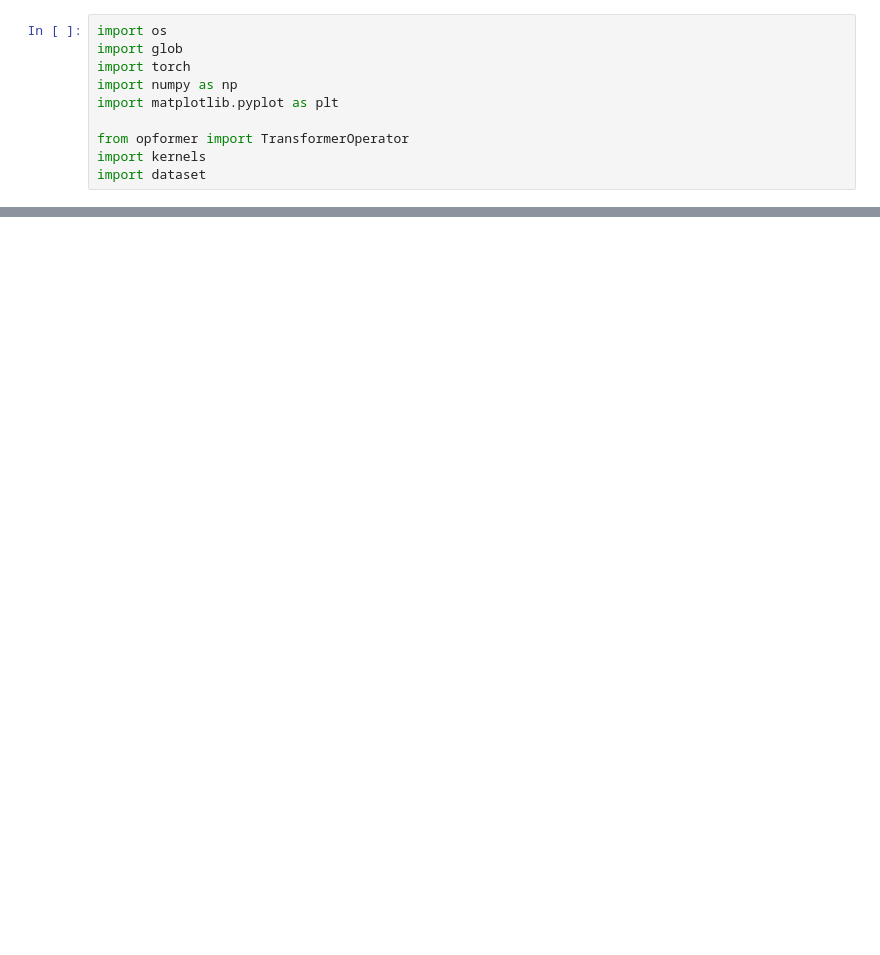
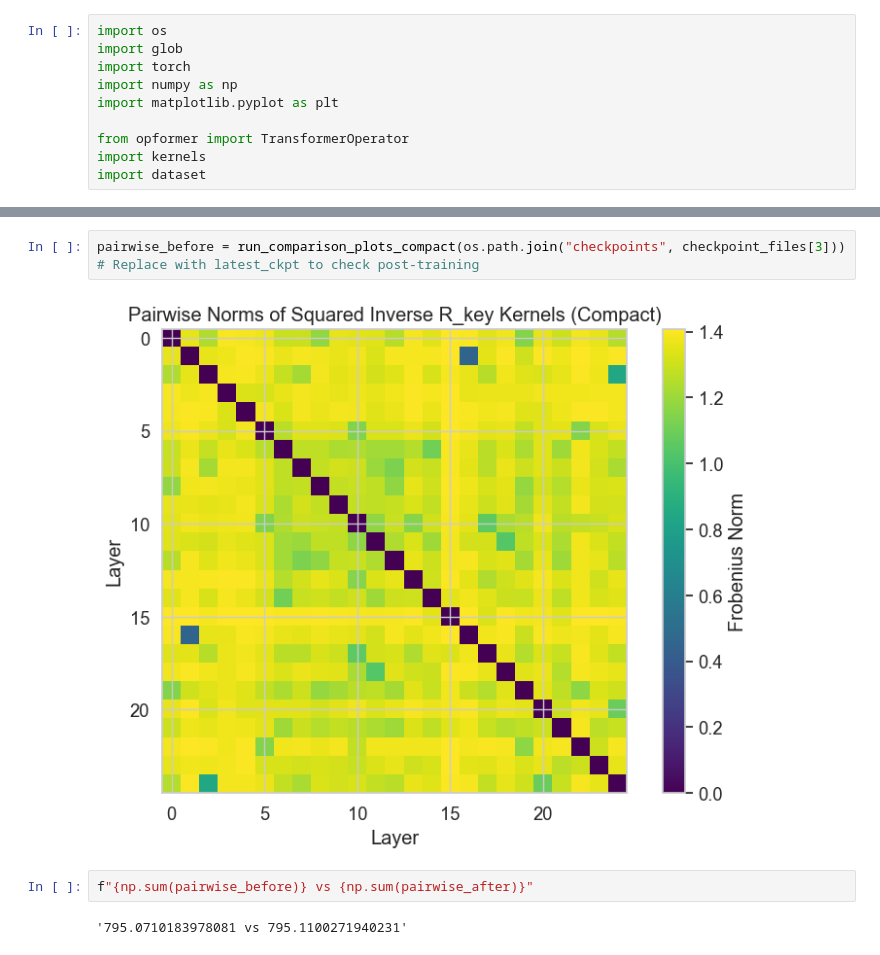
Before and after one commit to yashpatel5400/opicl, a Jupyter notebook: analysis.ipynb, the cells around one changed output, grey strips where cells are left out. Drawn from its saved outputs; the diff is of its cells as text; blank space fills up the shorter version.

```diff
--- a/analysis.ipynb
+++ b/analysis.ipynb
@@ -212,0 +156,8 @@ plt.imshow(np.abs(full_R))
+# %%
+pairwise_before = run_comparison_plots_compact(os.path.join("checkpoints", checkpoint_files[3]))  # Replace with latest_ckpt to check post-training
+# %% [output]
+[figure, added]
+# %%
+f"{np.sum(pairwise_before)} vs {np.sum(pairwise_after)}"
+# %% [output]
+'795.0710183978081 vs 795.1100271940231'
```
Also changed, not shown: parts of 36 cells of this notebook, 2 other files.
